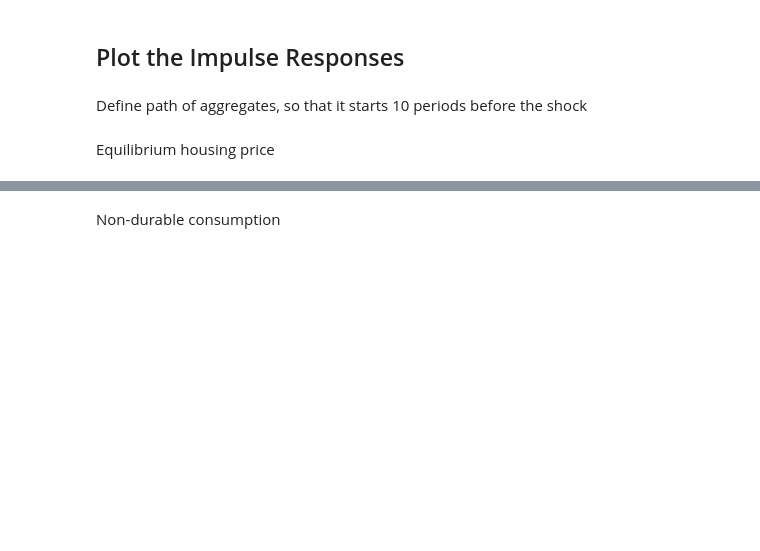
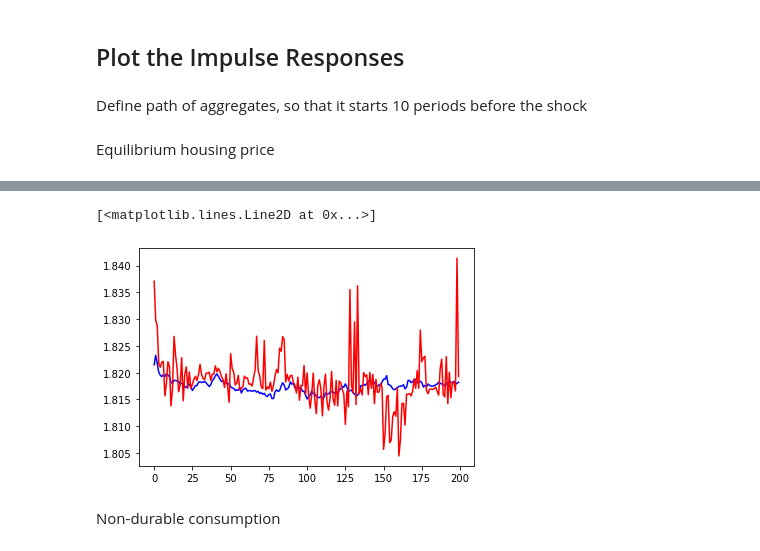
Before and after one commit to madsankern/MA_thesis, a Jupyter notebook: 01 - Transition.ipynb, the cells around one changed output, grey strips where cells are left out. Cells and saved outputs as stored; diff of their text form; code cells hidden in the pictures; blank space fills up the shorter version.

```diff
--- a/01 - Transition.ipynb
+++ b/01 - Transition.ipynb
@@ -76,3 +61,8 @@ model_path = HousingModelClass(name='example_negm',par={'solmethod':'negm', 'do_
 model_path.precompile_numba()
 model_path.solve()
 model_path.simulate() # simulate initial ss
+# %%
+model_path.par.R_drop = 0.0
+model_path.par.taug = 0.0
+model_path.solve_path()
+model_path.simulate_path()
@@ -189,3 +179,9 @@ ax.tick_params(axis='both',bottom=True,top=True,left=True,right=True,direction='
+# %%
+plt.plot(H_ghost, color = 'blue')
+plt.plot( np.mean(model_path.sim_path.d, axis=1), color = 'red')
+# %% [output]
+[<matplotlib.lines.Line2D at 0x...>]
+[figure, added]
 # %% [markdown]
 Non-durable consumption
 # %%
```
Also changed, not shown: parts of 47 cells of this notebook, 1 other file.
